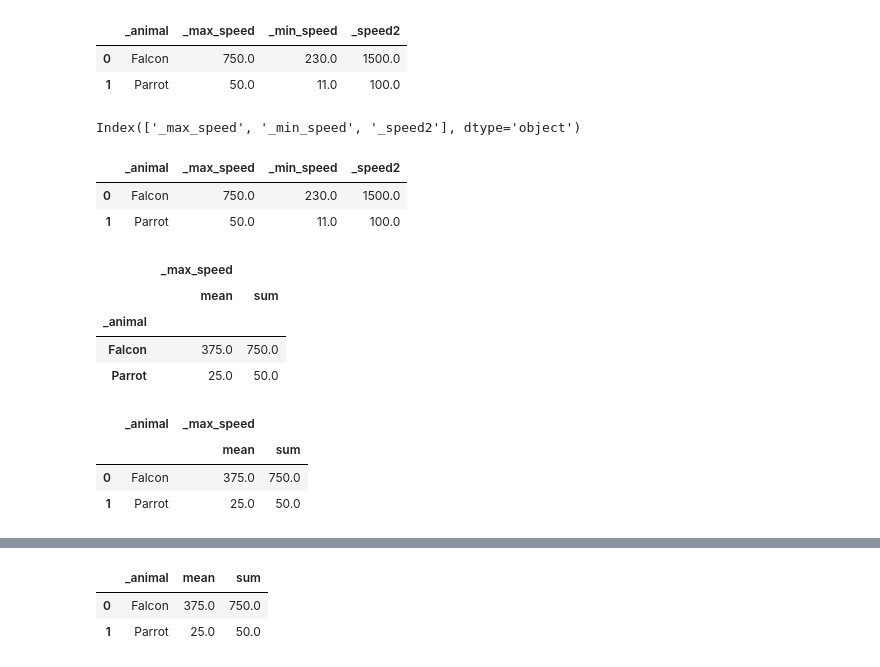
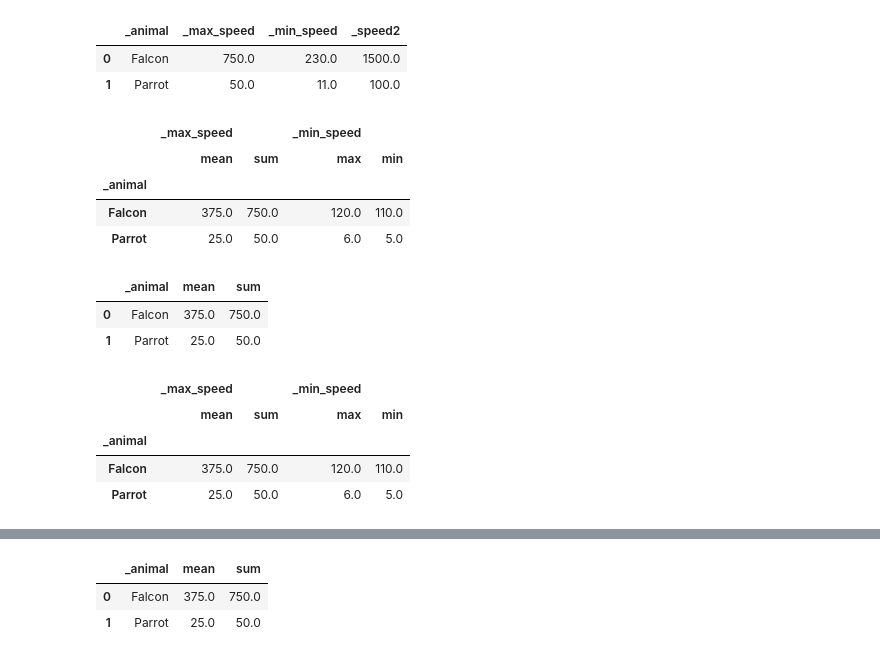
Before and after one commit to sedv8808/UBC_EL_PPDS, a Jupyter notebook: Module2class.ipynb, the cells around one changed output, grey strips where cells are left out. Cells and saved outputs as stored; diff of their text form; code cells hidden in the pictures.

```diff
--- a/Module2class.ipynb
+++ b/Module2class.ipynb
@@ -191,5 +211,5 @@ without `.assign()`
 # %%
-df['new_col3'] = df['Max Speed']*2
+df['speedx2'] = df['Max Speed']*2
 # %%
 df
 # %% [output]
@@ -208,0 +221,2 @@ Name: new_col3, dtype: float64
+# %%
+df['speedx2'] = df['Max Speed']*2
@@ -243,2 +262,0 @@ df
-# %%
-df = df.drop(columns = 'new_col3')
@@ -245,3 +270,6 @@ df = df.drop(columns = 'new_col3')
+# %%
+df = df.rename(columns = {'Max Speed':'max_speed',
+                     'Min Speed':'min_speed'})
 # %%
 df
 # %% [output]
@@ -369,33 +386,29 @@ df.groupby('_animal', as_index=False).sum()
 |  | _animal | _max_speed | _min_speed | _speed2 |
 | 0 | Falcon | 750.0 | 230.0 | 1500.0 |
 | 1 | Parrot | 50.0 | 11.0 | 100.0 |
-# %%
-df2.columns
-# %% [output]
-Index(['_max_speed', '_min_speed', '_speed2'], dtype='object')
-# %%
-df2 = df2.reset_index()
-df2
-# %% [output]
-|  | _animal | _max_speed | _min_speed | _speed2 |
-| 0 | Falcon | 750.0 | 230.0 | 1500.0 |
-| 1 | Parrot | 50.0 | 11.0 | 100.0 |
 # %%
-df3 = df.groupby('_animal').agg({'_max_speed':['mean', 'sum']})
+df3 = df.groupby('_animal').agg({'_max_speed':['mean', 'sum'], '_min_speed': ['max', 'min']})
 df3
 # %% [output]
-|  | _max_speed |  |
-|  | mean | sum |
-| _animal |  |  |
-| Falcon | 375.0 | 750.0 |
-| Parrot | 25.0 | 50.0 |
+|  | _max_speed |  | _min_speed |  |
+|  | mean | sum | max | min |
+| _animal |  |  |  |  |
+| Falcon | 375.0 | 750.0 | 120.0 | 110.0 |
+| Parrot | 25.0 | 50.0 | 6.0 | 5.0 |
 # %%
-df3.reset_index()
+df3.loc[:,'_max_speed'].reset_index()
 # %% [output]
-|  | _animal | _max_speed |  |
-|  |  | mean | sum |
+|  | _animal | mean | sum |
 | 0 | Falcon | 375.0 | 750.0 |
 | 1 | Parrot | 25.0 | 50.0 |
+# %%
+df3
+# %% [output]
+|  | _max_speed |  | _min_speed |  |
+|  | mean | sum | max | min |
+| _animal |  |  |  |  |
+| Falcon | 375.0 | 750.0 | 120.0 | 110.0 |
+| Parrot | 25.0 | 50.0 | 6.0 | 5.0 |
 # %%
 df3[df3['_max_speed', 'mean'] > 300]
 # %% [output]
```
Also changed, not shown: parts of 54 cells of this notebook.
